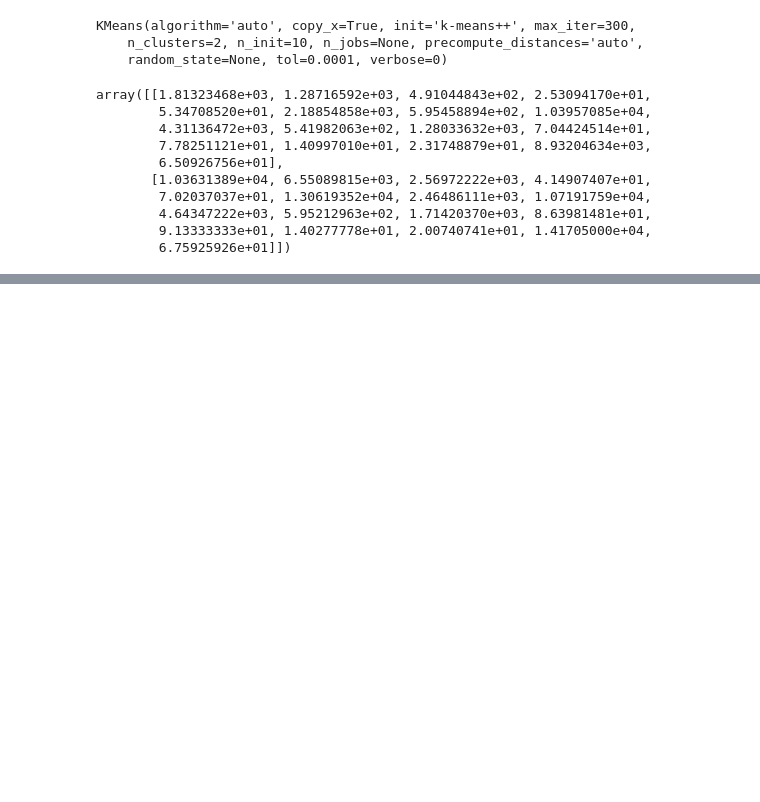
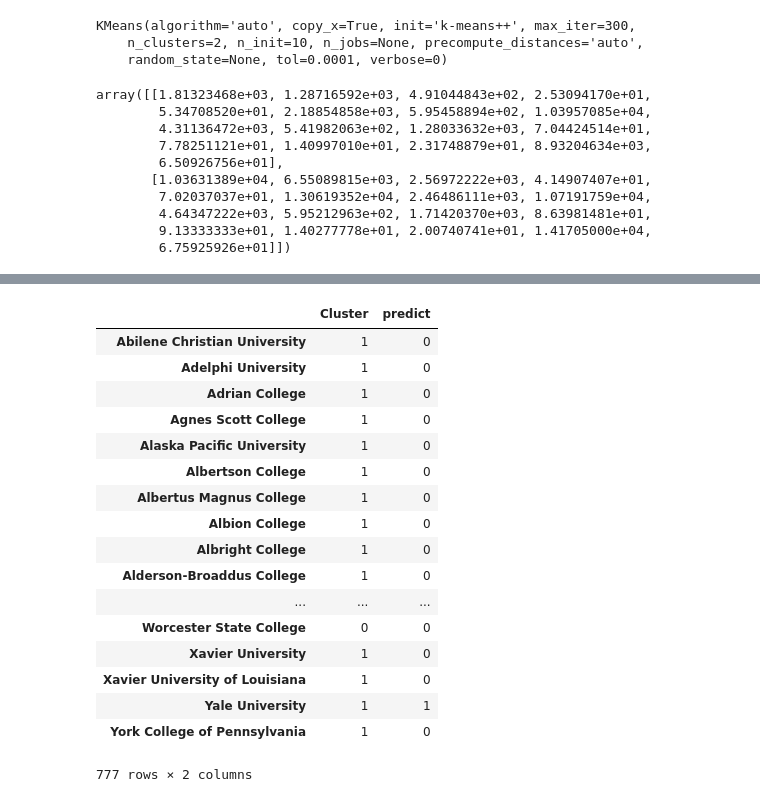
Before and after one commit to dking21/clustering-university-types, a Jupyter notebook: progress_notebook.ipynb, the cells around one changed output, grey strips where cells are left out. Cells and saved outputs as stored; diff of their text form; code cells hidden in the pictures; blank space fills up the shorter version.

Commit message:
evaluated the clustering

```diff
--- a/progress_notebook.ipynb
+++ b/progress_notebook.ipynb
@@ -124,0 +127,8 @@ array([[1.81323468e+03, 1.28716592e+03, 4.91044843e+02, 2.53094170e+01,
+# %%
+def converter(cluster):
+    if cluster == 'Yes':
+        return 1
+    else:
+        return 0
+# %%
+df['Cluster'] = df['Private'].apply(converter)
@@ -124,0 +161,2 @@ array([[1.81323468e+03, 1.28716592e+03, 4.91044843e+02, 2.53094170e+01,
+# %%
+df['predict'] = kmeans.labels_
@@ -124,0 +192,21 @@ array([[1.81323468e+03, 1.28716592e+03, 4.91044843e+02, 2.53094170e+01,
+# %%
+df[['Cluster','predict']]
+# %% [output]
+|  | Cluster | predict |
+| Abilene Christian University | 1 | 0 |
+| Adelphi University | 1 | 0 |
+| Adrian College | 1 | 0 |
+| Agnes Scott College | 1 | 0 |
+| Alaska Pacific University | 1 | 0 |
+| Albertson College | 1 | 0 |
+| Albertus Magnus College | 1 | 0 |
+| Albion College | 1 | 0 |
+| Albright College | 1 | 0 |
+| Alderson-Broaddus College | 1 | 0 |
+| ... | ... | ... |
+| Worcester State College | 0 | 0 |
+| Xavier University | 1 | 0 |
+| Xavier University of Louisiana | 1 | 0 |
+| Yale University | 1 | 1 |
+| York College of Pennsylvania | 1 | 0 |
+777 rows × 2 columns
```
Also changed, not shown: parts of 5 cells of this notebook.
